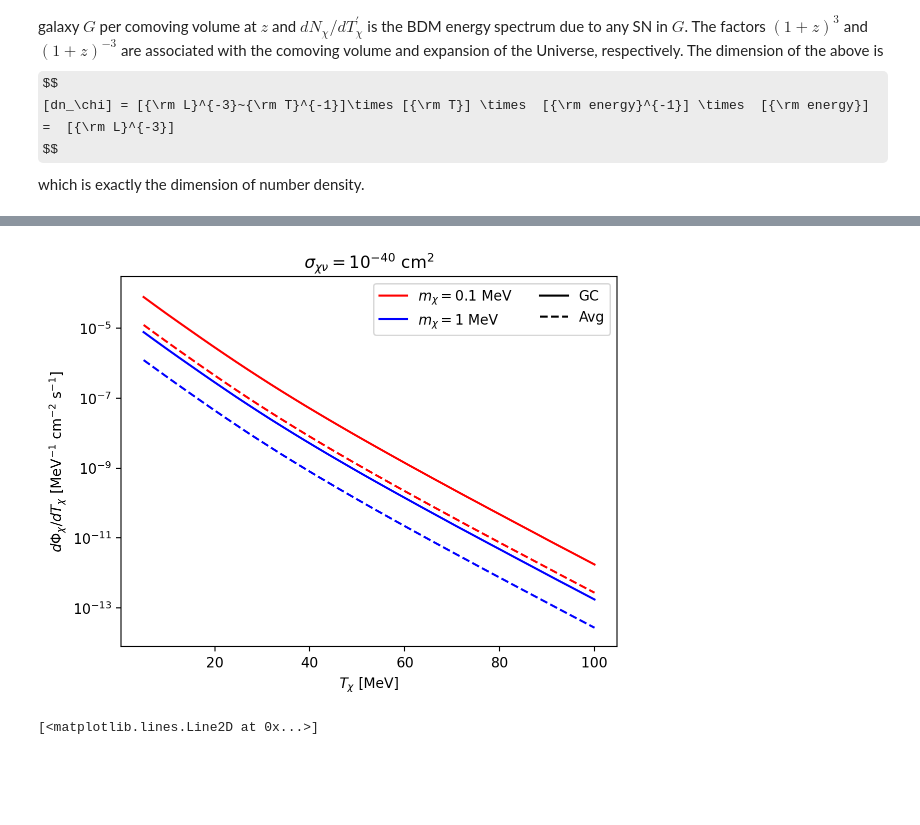
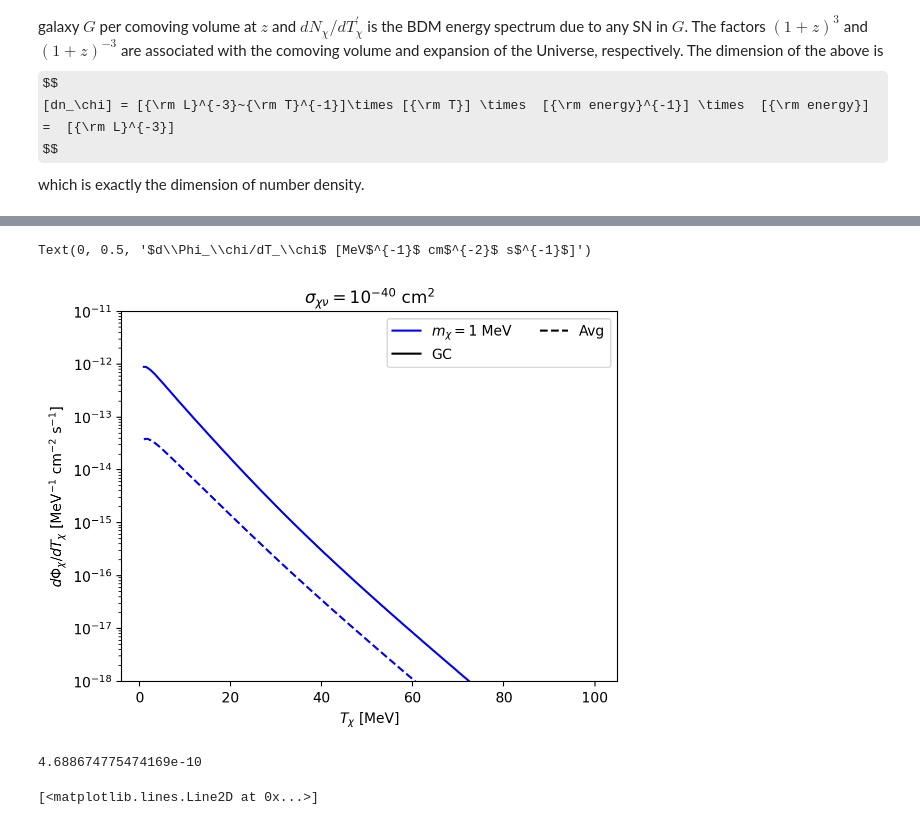
Before and after one commit to yenhsunlin/dsnbBDM, a Jupyter notebook: dsnbBDM.ipynb, the cells around one changed output, grey strips where cells are left out. Cells and saved outputs as stored; diff of their text form; code cells hidden in the pictures; some formulas as TeX source; blank space fills up the shorter version.

Commit message:
dsnbBDM

```diff
--- a/dsnbBDM.ipynb
+++ b/dsnbBDM.ipynb
@@ -729,50 +756,51 @@ One can carefully examine the dimension of  second line in the above equation an
 def integrand_GC(z,MG,Tx,mx):
     Txp = (1 + z)*Tx
     if Txp < 200:
-        return (10**MG)**2*10**ln_phiz(MG,z)*E(z)*rhoDotSFR(z)*dNxdTx_GC(Txp)/mx*get_vx(Txp,mx)
+        return (10**MG)**2*10**ln_phiz(MG,z)/E(z)*rhoDotSFR(z)*dNxdTx_GC(Txp)/mx*get_vx(Txp,mx)
     else:
         return 0
 
 def integrand_Avg(z,MG,Tx,mx):
     Txp = (1 + z)*Tx
     if Txp < 200:
-        return (10**MG)**2*10**ln_phiz(MG,z)*E(z)*rhoDotSFR(z)*dNxdTx_Avg(Txp)/mx*get_vx(Txp,mx)
+        return (10**MG)**2*10**ln_phiz(MG,z)/E(z)*rhoDotSFR(z)*dNxdTx_Avg(Txp)/mx*get_vx(Txp,mx)
     else:
         return 0
 
 def dPhiX_dTx_GC(Tx,mx,neval=5000):
-    integ_GC = vegas.Integrator([[0,8],[6,12]]) #[z,log10(MG)]
+    integ_GC = vegas.Integrator([[0,8],[6,12]]) #[z,MG]
     return integ_GC(lambda x: integrand_GC(x[0],x[1],Tx,mx)).mean
 
 def dPhiX_dTx_Avg(Tx,mx,neval=5000):
-    integ_Avg = vegas.Integrator([[0,8],[6,12]]) #[z,log10(MG)]
+    integ_Avg = vegas.Integrator([[0,8],[6,12]]) #[z,MG]
     return integ_Avg(lambda x: integrand_Avg(x[0],x[1],Tx,mx)).mean
 
-factor = constant.D_H0*0.017/constant.Mmw*rhoDotSFR(0)/1e6/constant.kpc2cm**2/constant.year2Seconds
+factor = constant.D_H0*0.017/constant.Mmw**2/rhoDotSFR(0)/1e6/constant.kpc2cm**2/constant.year2Seconds
 # %%
-TxList = np.linspace(5,100,40)
+TxList = np.linspace(1,100,200)
 # GC
 pool1 = mp.Pool(processes=40)
 dPhi_X_GC_mx1 = pool.map(partial(dPhiX_dTx_GC,mx=1),TxList)
-dPhi_X_GC_mx01 = pool.map(partial(dPhiX_dTx_GC,mx=0.1),TxList)
+#dPhi_X_GC_mx01 = pool.map(partial(dPhiX_dTx_GC,mx=0.1),TxList)
 # Average
 pool2 = mp.Pool(processes=40)
 dPhi_X_Avg_mx1 = pool2.map(partial(dPhiX_dTx_Avg,mx=1),TxList)
-dPhi_X_Avg_mx01 = pool2.map(partial(dPhiX_dTx_Avg,mx=0.1),TxList)
+#dPhi_X_Avg_mx01 = pool2.map(partial(dPhiX_dTx_Avg,mx=0.1),TxList)
 # %%
-plt.plot(TxList,np.asarray(dPhi_X_GC_mx01)*factor*1e-5,'-r',label=r'$m_\chi=0.1$ MeV')
+#plt.plot(TxList,np.asarray(dPhi_X_GC_mx01)*factor*1e-5,'-r',label=r'$m_\chi=0.1$ MeV')
 plt.plot(TxList,np.asarray(dPhi_X_GC_mx1)*factor*1e-5,'-b',label=r'$m_\chi=1$ MeV')
-plt.plot(TxList,np.asarray(dPhi_X_Avg_mx01)*factor*1e-5,'--r')
+#plt.plot(TxList,np.asarray(dPhi_X_Avg_mx01)*factor*1e-5,'--r')
 plt.plot(TxList,np.asarray(dPhi_X_Avg_mx1)*factor*1e-5,'--b')
 plt.plot([20,25],[10,10],color='black',label='GC')
 plt.plot([20,25],[10,10],'--',color='black',label='Avg')
 
 plt.legend(ncol=2)
 plt.title(r'$\sigma_{\chi\nu}=10^{-40}~{\rm cm}^2$')
 plt.yscale('log')
-plt.ylim(8e-15,3e-4)
+plt.ylim(1e-18,1e-11)
 plt.xlabel(r'$T_\chi$ [MeV]')
 plt.ylabel(r'$d\Phi_\chi/dT_\chi$ [MeV$^{-1}$ cm$^{-2}$ s$^{-1}$]')
-plt.savefig('figures/DSNB_BDM.pdf',bbox_inches='tight')
+#plt.savefig('figures/DSNB_BDM.pdf',bbox_inches='tight')
 # %% [output]
+Text(0, 0.5, '$d\\Phi_\\chi/dT_\\chi$ [MeV$^{-1}$ cm$^{-2}$ s$^{-1}$]')
-[figure, old version]
+[figure, new version]
@@ -779,3 +809,7 @@ plt.savefig('figures/DSNB_BDM.pdf',bbox_inches='tight')
+# %%
+6e47/4/np.pi/Dc(1)**2/1e6/constant.kpc2cm**2
+# %% [output]
+4.688674775474169e-10
 # %%
 ln_phiz_M6 = []
 ln_phiz_M8 = []
```
Also changed, not shown: parts of 16 cells of this notebook, 7 other files.
